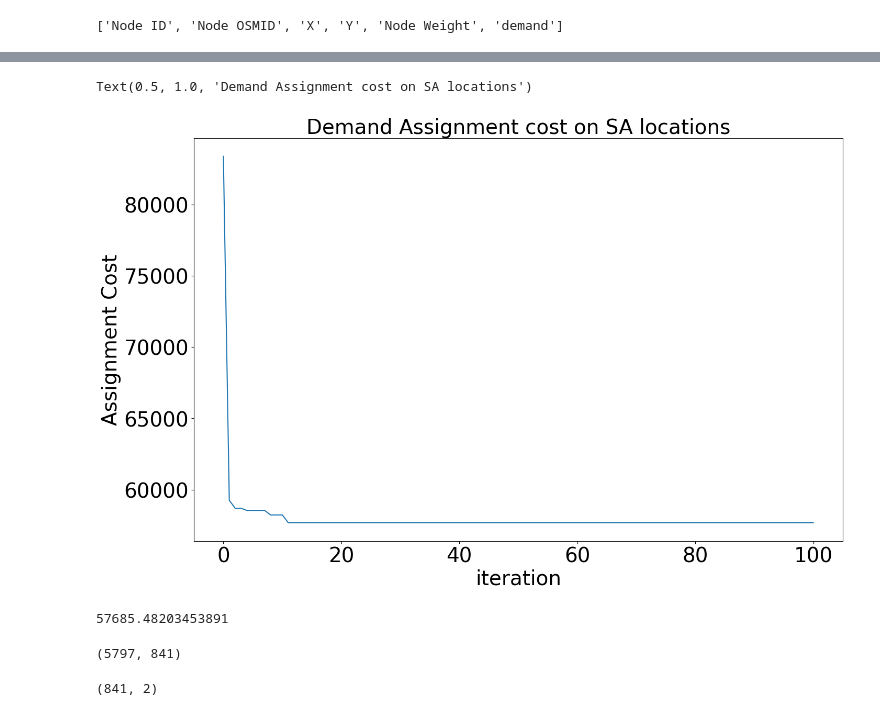
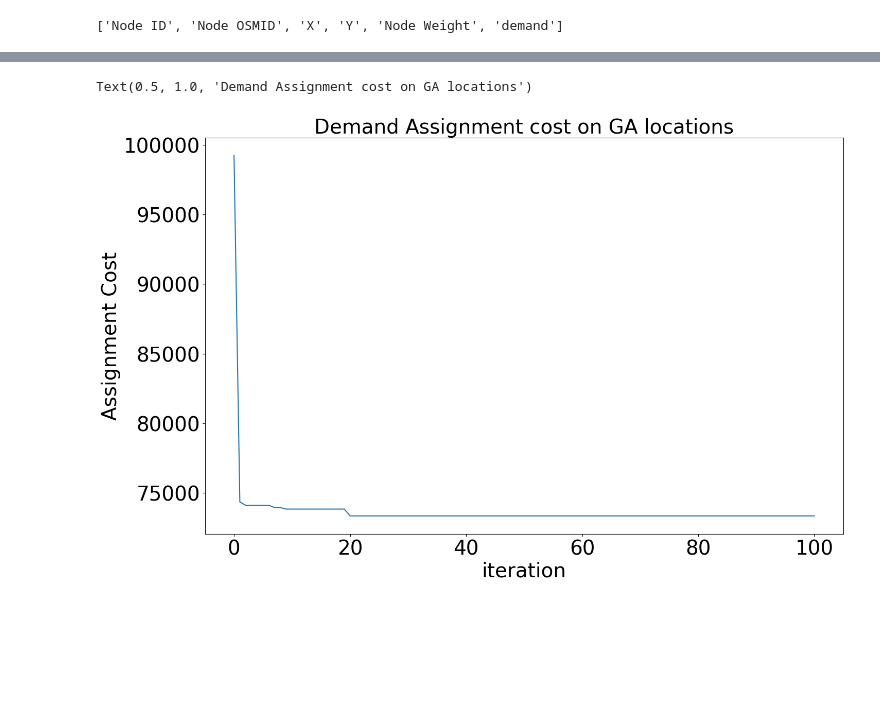
Before and after one commit to enrique-torres/ECE1724_Team10_Project, a Jupyter notebook: Distribution Assignment/Greedy_SA_Distribution.ipynb, the cells around one changed output, grey strips where cells are left out. Drawn from its saved outputs; the diff is of its cells as text; code cells hidden in the pictures; blank space fills up the shorter version.

```diff
--- a/Distribution Assignment/Greedy_SA_Distribution.ipynb
+++ b/Distribution Assignment/Greedy_SA_Distribution.ipynb
@@ -16,16 +16,13 @@ import random
 df = pd.read_csv("/Users/yilunli/Desktop/ECE1724_Team10_Project/DatasetGen/synthetic_dataset.csv")
 df.rename(columns = {'Number Deliveries':'demand'}, inplace=True)
 df.sort_values(by=['demand'], ascending=False, inplace=True)
-print(df.columns.tolist())
 demands = df["demand"]
 df = df[["X", "Y"]]
-# df["Y"] -= 3000
 data = df.to_numpy()
-
 sa_location = "/Users/yilunli/Desktop/ECE1724_Team10_Project/Algorithms/SA/k1_lam0.1_sa_locations.csv"
 ga_location = "/Users/yilunli/Desktop/ECE1724_Team10_Project/Algorithms/GA/mut0.9_covr0.9_ga_locations.csv"
-kmeans_location = "/Users/yilunli/Desktop/ECE1724_Team10_Project/Distribution/k-means/Kmeans_cluster.csv"
-facilities = pd.read_csv(sa_location)
+km_location = "/Users/yilunli/Desktop/ECE1724_Team10_Project/Algorithms/k-means/Kmeans_cluster.csv"
+choice = ga_location
+facilities = pd.read_csv(choice)
 facilities = facilities[["x", "y"]]
-# facilities["y"] -= 3000
 depots = facilities.to_numpy()
@@ -93,12 +132,10 @@ df.sort_values(by=['demand'], ascending=False, inplace=True)
 print(df.columns.tolist())
 demands = df["demand"].to_numpy()
 df = df[["X", "Y"]]
-# df["Y"] -= 3000
 data = df.to_numpy()
 
-facilities = pd.read_csv(sa_location)
+facilities = pd.read_csv(choice)
 facilities = facilities[["x", "y"]]
-# facilities["y"] -= 3000
 depots = facilities.to_numpy()
 # %% [output]
 ['Node ID', 'Node OSMID', 'X', 'Y', 'Node Weight', 'demand']
@@ -140,21 +142,3 @@ def random_search(coords, volumes, locations):
-# %%
-def simulated_annealing(initial_solution, num_iter, schedule_function, neighbour_function, coords, volume, locations):
-    current, current_cost = initial_solution
-    assert(current_cost != 0)
-    states = [current_cost]
-    solutions = [current]
-    for t in range(num_iter):
-        T = schedule_function(t)
-        next_choice, next_cost = neighbour_function(coords, volume, locations)
-        current_cost = states[-1]
-        delta_e = next_cost - current_cost
-        if delta_e < 0 or probability(np.exp(-1 * delta_e / T)):
-            current = next_choice
-            states.append(next_cost)
-            solutions.append(current)
-        else:
-            states.append(current_cost)
-    return current, states[-1], states
 # %%
 distribution_solution = np.zeros((data.shape[0], depots.shape[0]))
 num_iterations = 100
@@ -164,7 +148,7 @@ total_cost = 0
 
 schedule = exp_schedule(exp_schedule_k, exp_schedule_lam, num_iterations)
 initial_solution = (result, cost)
-distribution_solution, total_cost, cost_curve = simulated_annealing(
+distribution_solution, total_cost, cost_curve, all_sols = simulated_annealing(
     initial_solution,
     num_iterations,
     schedule,
@@ -186,21 +170,9 @@ remaining demand: 0.0
 # %%
 plt.plot(cost_curve)
 plt.xlabel('iteration')
 plt.ylabel('Assignment Cost')
-plt.title('Demand Assignment cost on SA locations')
+plt.title('Demand Assignment cost on GA locations')
 # %% [output]
-Text(0.5, 1.0, 'Demand Assignment cost on SA locations')
+Text(0.5, 1.0, 'Demand Assignment cost on GA locations')
-[figure, old version]
+[figure, new version]
-# %%
-cost_curve[-1]
-# %% [output]
-57685.48203453891
-# %%
-result.shape
-# %% [output]
-(5797, 841)
-# %%
-depots.shape
-# %% [output]
-(841, 2)
 # %%
```
Also changed, not shown: parts of 11 cells of this notebook, 7 other files.
